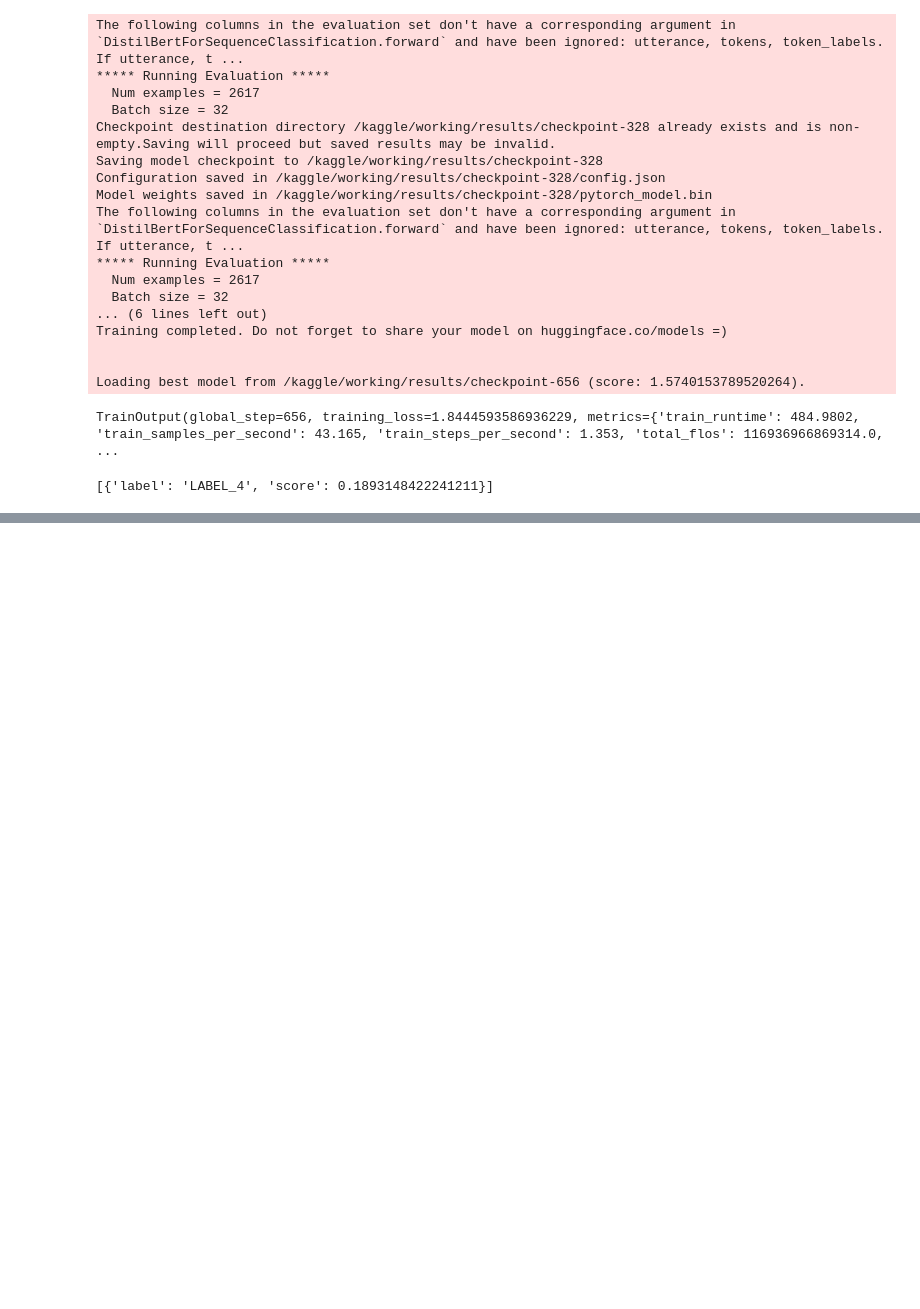
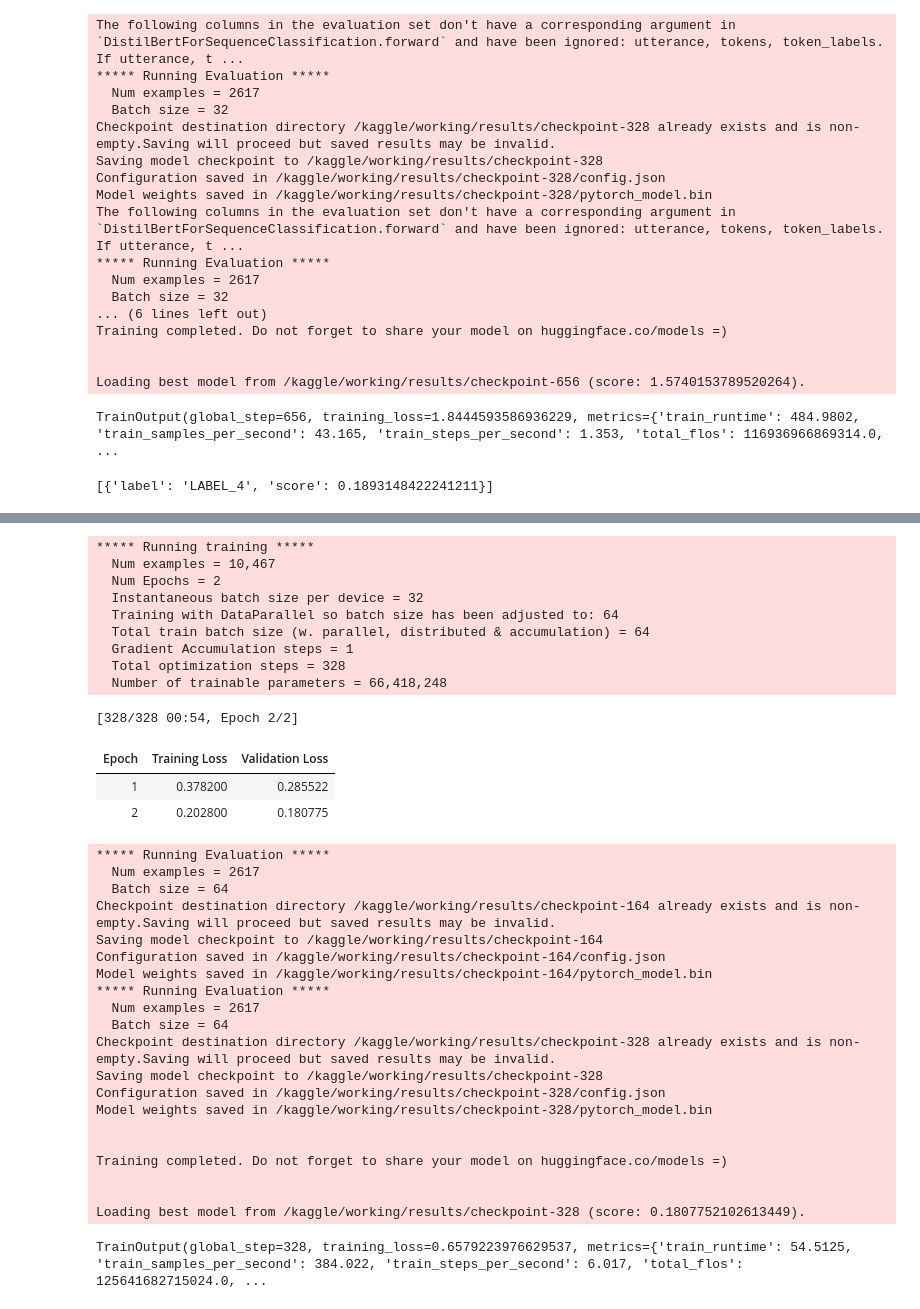
Before and after one commit to Agneypraseed/Notebooks, a Jupyter notebook: fine-tuning-on-bert.ipynb, the cells around one changed output, grey strips where cells are left out. Drawn from its saved outputs; the diff is of its cells as text; code cells hidden in the pictures; blank space fills up the shorter version.

Commit message:
Token Classification | Trained on SNIP Dataset

```diff
--- a/fine-tuning-on-bert.ipynb
+++ b/fine-tuning-on-bert.ipynb
@@ -489,0 +557,2 @@ pipe("Please book a table for 2 at the Imperial Sushi for Sunday afteroon")
+# %%
+tok_clf_tokenized_snips = snips_dataset.map(tokenize_and_align_labels, batched=True)
@@ -489,0 +579,8 @@ pipe("Please book a table for 2 at the Imperial Sushi for Sunday afteroon")
+# %%
+tok_clf_tokenized_snips["train"] = tok_clf_tokenized_snips["train"].remove_columns(
+                                    ['utterance','label','tokens','token_labels']
+                                    )
+
+tok_clf_tokenized_snips["test"] = tok_clf_tokenized_snips["test"].remove_columns(
+                                    ['utterance','label','tokens','token_labels']
+                                    )
@@ -489,0 +608,6 @@ pipe("Please book a table for 2 at the Imperial Sushi for Sunday afteroon")
+# %%
+tok_data_collator =  DataCollatorForTokenClassification(tokenizer=tokenizer)
+
+tok_clf_model = DistilBertForTokenClassification.from_pretrained('distilbert-base-uncased',num_labels=len(unique_token_labels))
+
+tok_clf_model.config.id2label = {i:x for i,x in enumerate(unique_token_labels)}
@@ -489,0 +636,22 @@ pipe("Please book a table for 2 at the Imperial Sushi for Sunday afteroon")
+# %%
+EPOCHS = 2
+
+training_args = TrainingArguments(
+    output_dir="/kaggle/working/results",
+    num_train_epochs=EPOCHS,
+    per_device_train_batch_size=32,
+    per_device_eval_batch_size=32,
+    load_best_model_at_end=True,
+
+    logging_steps = 10,
+    log_level ='info',
+    evaluation_strategy ='epoch',
+    save_strategy = 'epoch')
+
+trainer = Trainer(
+            model = tok_clf_model,
+            args = training_args,
+            train_dataset = tok_clf_tokenized_snips["train"],
+            eval_dataset =tok_clf_tokenized_snips["test"],
+            data_collator = tok_data_collator
+)
@@ -489,0 +674,37 @@ pipe("Please book a table for 2 at the Imperial Sushi for Sunday afteroon")
+# %%
+trainer.train()
+# %% [output]
+***** Running training *****
+  Num examples = 10,467
+  Num Epochs = 2
+  Instantaneous batch size per device = 32
+  Training with DataParallel so batch size has been adjusted to: 64
+  Total train batch size (w. parallel, distributed & accumulation) = 64
+  Gradient Accumulation steps = 1
+  Total optimization steps = 328
+  Number of trainable parameters = 66,418,248
+[328/328 00:54, Epoch 2/2]
+| Epoch | Training Loss | Validation Loss |
+| 1 | 0.378200 | 0.285522 |
+| 2 | 0.202800 | 0.180775 |
+***** Running Evaluation *****
+  Num examples = 2617
+  Batch size = 64
+Checkpoint destination directory /kaggle/working/results/checkpoint-164 already exists and is non-empty.Saving will proceed but saved results may be invalid.
+Saving model checkpoint to /kaggle/working/results/checkpoint-164
+Configuration saved in /kaggle/working/results/checkpoint-164/config.json
+Model weights saved in /kaggle/working/results/checkpoint-164/pytorch_model.bin
+***** Running Evaluation *****
+  Num examples = 2617
+  Batch size = 64
+Checkpoint destination directory /kaggle/working/results/checkpoint-328 already exists and is non-empty.Saving will proceed but saved results may be invalid.
+Saving model checkpoint to /kaggle/working/results/checkpoint-328
+Configuration saved in /kaggle/working/results/checkpoint-328/config.json
+Model weights saved in /kaggle/working/results/checkpoint-328/pytorch_model.bin
+
+
+Training completed. Do not forget to share your model on huggingface.co/models =)
+
+
+Loading best model from /kaggle/working/results/checkpoint-328 (score: 0.1807752102613449).
+TrainOutput(global_step=328, training_loss=0.6579223976629537, metrics={'train_runtime': 54.5125, 'train_samples_per_second': 384.022, 'train_steps_per_second': 6.017, 'total_flos': 125641682715024.0, ...
```
Also changed, not shown: parts of 15 cells of this notebook.
